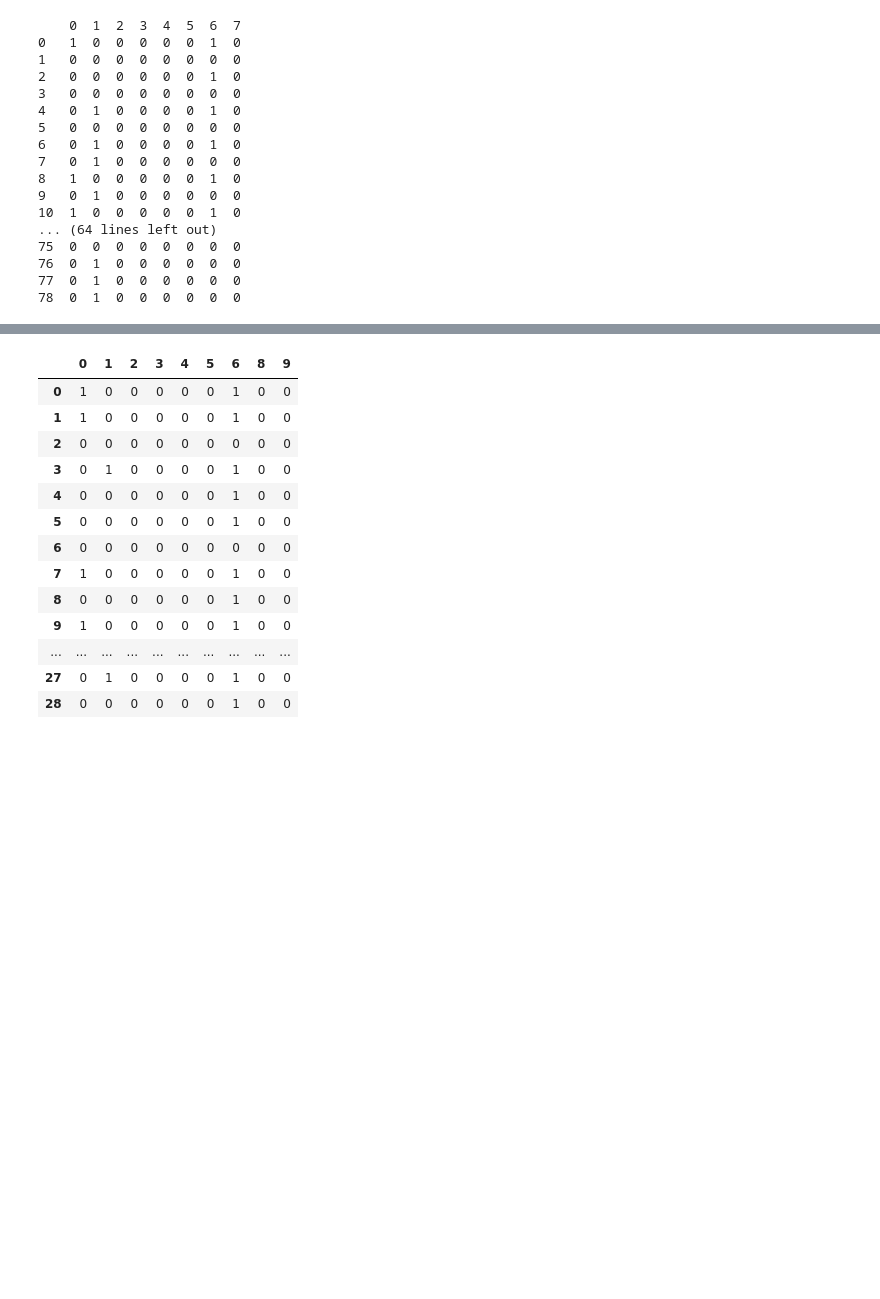
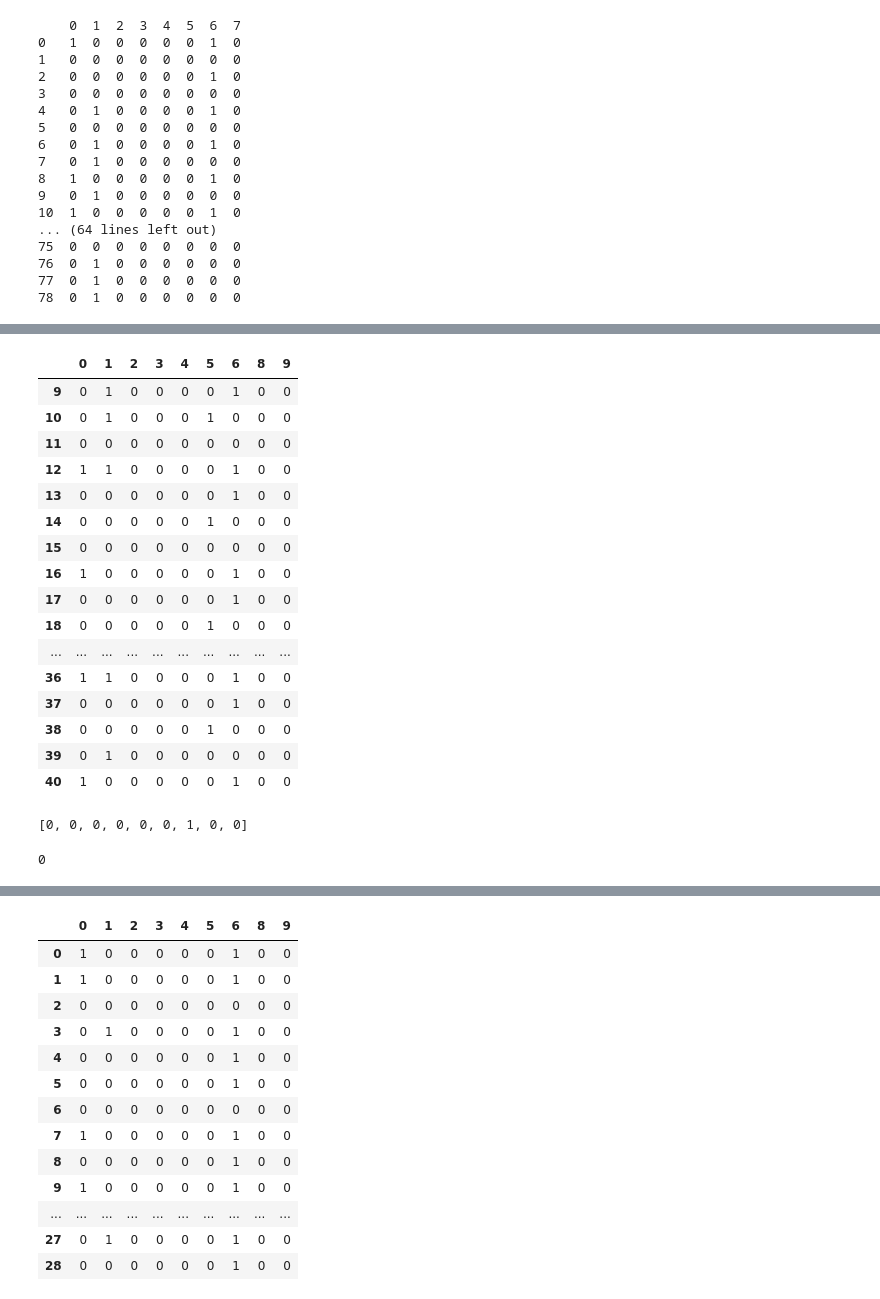
Before and after one commit to cid2rrrr/LSTM_Drummer, a Jupyter notebook: extract_16note_event_again.ipynb, the cells around one changed output, grey strips where cells are left out. Saved outputs shown, nothing was run; the diff lists cells and outputs as text; code cells hidden in the pictures; blank space fills up the shorter version.

```diff
--- a/extract_16note_event_again.ipynb
+++ b/extract_16note_event_again.ipynb
@@ -382 +421,29 @@ for i in range(1,1263):
+# %%
+asdd
+# %% [output]
+|  | 0 | 1 | 2 | 3 | 4 | 5 | 6 | 8 | 9 |
+| 9 | 0 | 1 | 0 | 0 | 0 | 0 | 1 | 0 | 0 |
+| 10 | 0 | 1 | 0 | 0 | 0 | 1 | 0 | 0 | 0 |
+| 11 | 0 | 0 | 0 | 0 | 0 | 0 | 0 | 0 | 0 |
+| 12 | 1 | 1 | 0 | 0 | 0 | 0 | 1 | 0 | 0 |
+| 13 | 0 | 0 | 0 | 0 | 0 | 0 | 1 | 0 | 0 |
+| 14 | 0 | 0 | 0 | 0 | 0 | 1 | 0 | 0 | 0 |
+| 15 | 0 | 0 | 0 | 0 | 0 | 0 | 0 | 0 | 0 |
+| 16 | 1 | 0 | 0 | 0 | 0 | 0 | 1 | 0 | 0 |
+| 17 | 0 | 0 | 0 | 0 | 0 | 0 | 1 | 0 | 0 |
+| 18 | 0 | 0 | 0 | 0 | 0 | 1 | 0 | 0 | 0 |
+| ... | ... | ... | ... | ... | ... | ... | ... | ... | ... |
+| 36 | 1 | 1 | 0 | 0 | 0 | 0 | 1 | 0 | 0 |
+| 37 | 0 | 0 | 0 | 0 | 0 | 0 | 1 | 0 | 0 |
+| 38 | 0 | 0 | 0 | 0 | 0 | 1 | 0 | 0 | 0 |
+| 39 | 0 | 1 | 0 | 0 | 0 | 0 | 0 | 0 | 0 |
+| 40 | 1 | 0 | 0 | 0 | 0 | 0 | 1 | 0 | 0 |
+# %%
+pd.read_csv('./new_2bar/10.csv.gzip',compression='gzip').to_numpy()[0].tolist()
+# %% [output]
+[0, 0, 0, 0, 0, 0, 1, 0, 0]
+# %%
+checking_arr.index([0,0,0,0,0,0,0,0,0])
+# %% [output]
+0
 # %%
```
Also changed, not shown: parts of 13 cells of this notebook, 2 other files.
